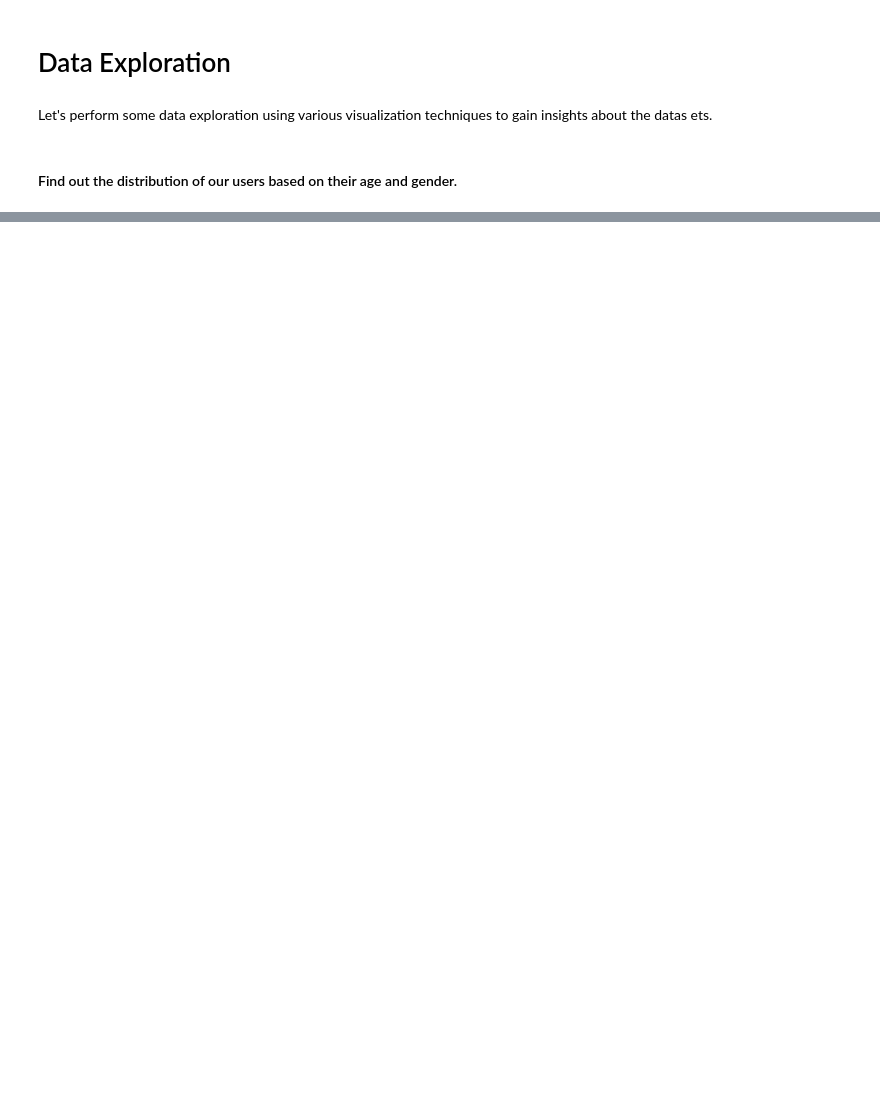
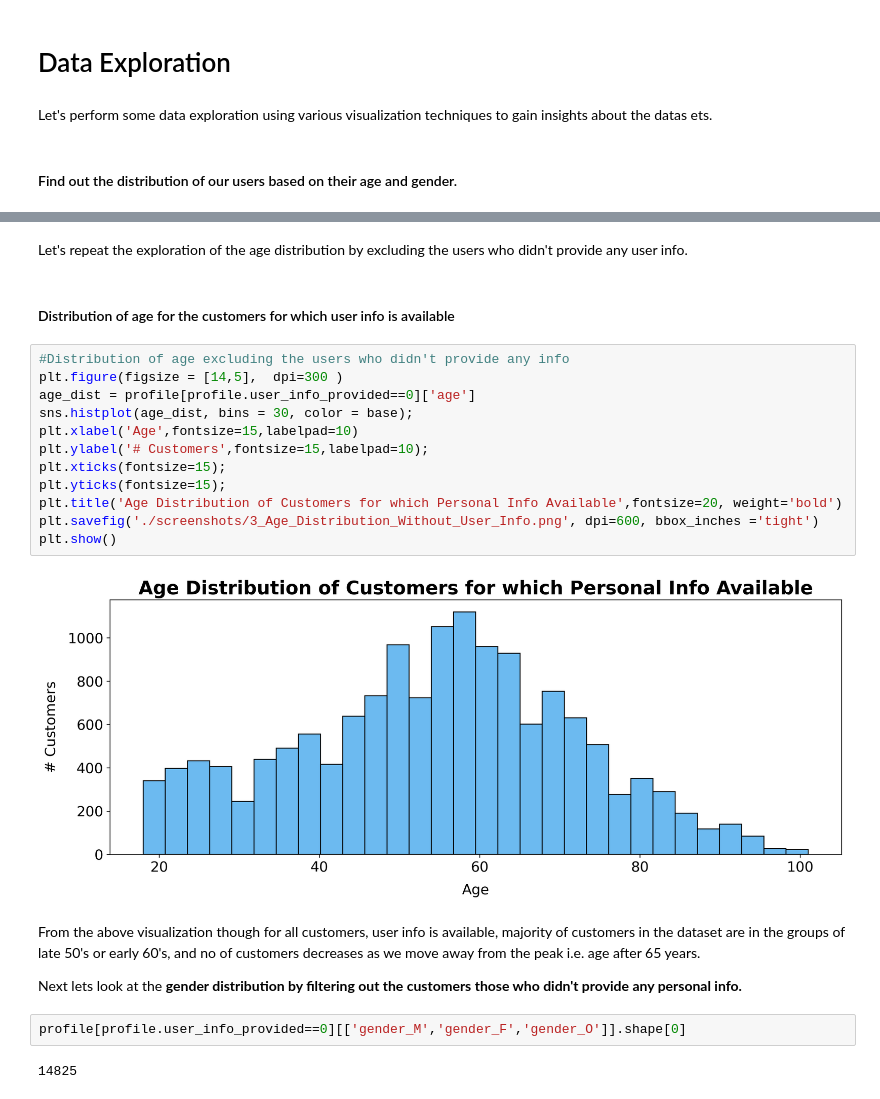
Before and after one commit to SiddharthSabat/Data-Science-and-ML-Portfolio, a Jupyter notebook: Data_Scientist_Starbucks_Capstone/Starbucks_Capstone_notebook.ipynb, the cells around one changed output, grey strips where cells are left out. Saved outputs shown, nothing was run; the diff lists cells and outputs as text; blank space fills up the shorter version.

```diff
--- a/Data_Scientist_Starbucks_Capstone/Starbucks_Capstone_notebook.ipynb
+++ b/Data_Scientist_Starbucks_Capstone/Starbucks_Capstone_notebook.ipynb
@@ -393,0 +484,26 @@ Let's perform some data exploration using various visualization techniques to ga
+# %% [markdown]
+Let's repeat the exploration of the age distribution by excluding the users who didn't provide any user info.
+# %% [markdown]
+#### Distribution of age for the customers for which user info is available
+# %%
+#Distribution of age excluding the users who didn't provide any info
+plt.figure(figsize = [14,5],  dpi=300 )
+age_dist = profile[profile.user_info_provided==0]['age']
+sns.histplot(age_dist, bins = 30, color = base);
+plt.xlabel('Age',fontsize=15,labelpad=10)
+plt.ylabel('# Customers',fontsize=15,labelpad=10);
+plt.xticks(fontsize=15);
+plt.yticks(fontsize=15);
+plt.title('Age Distribution of Customers for which Personal Info Available',fontsize=20, weight='bold')
+plt.savefig('./screenshots/3_Age_Distribution_Without_User_Info.png', dpi=600, bbox_inches ='tight')
+plt.show()
+# %% [output]
+[figure, added]
+# %% [markdown]
+From the above visualization though for all customers, user info is available, majority of customers in the dataset are in the groups of late 50's or early 60's, and no of customers decreases as we move away from the peak i.e. age after 65 years.
+
+Next lets look at the  **gender distribution by filtering out the customers those who didn't provide any personal info.**
+# %%
+profile[profile.user_info_provided==0][['gender_M','gender_F','gender_O']].shape[0]
+# %% [output]
+14825
```
Also changed, not shown: parts of 78 cells of this notebook.
